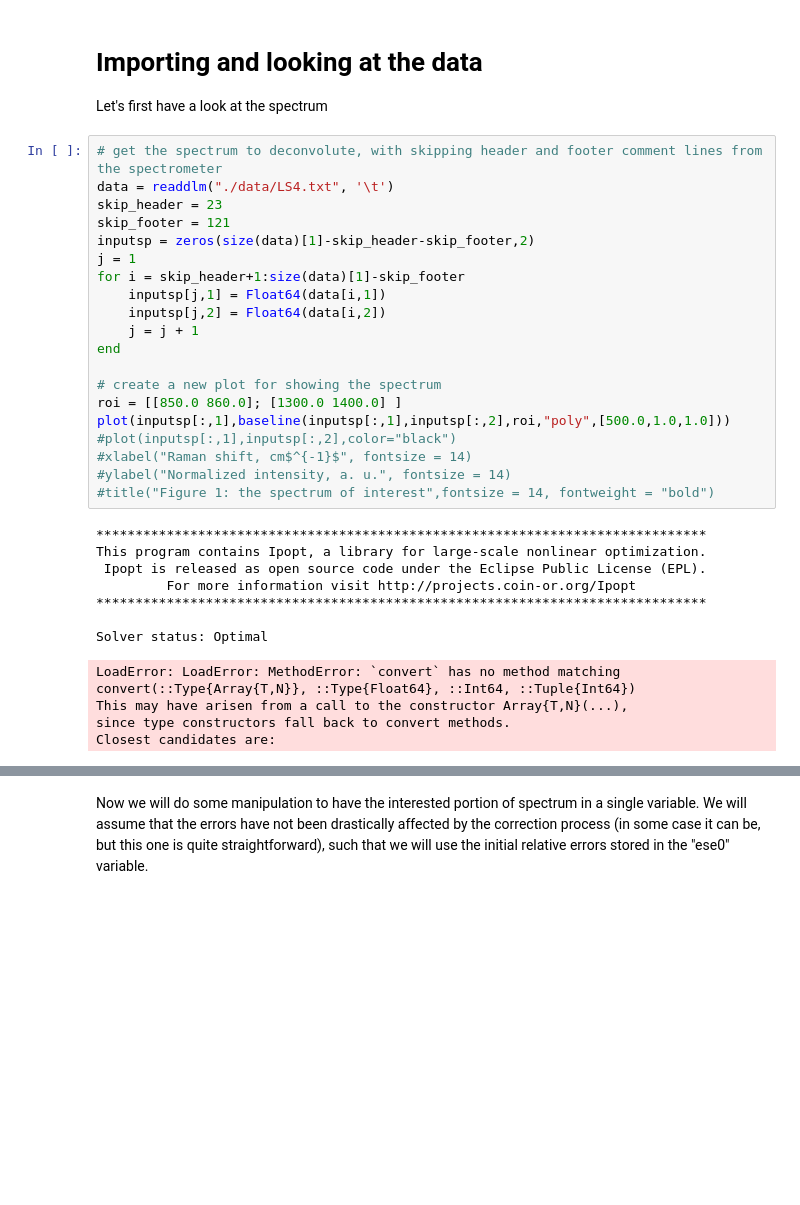
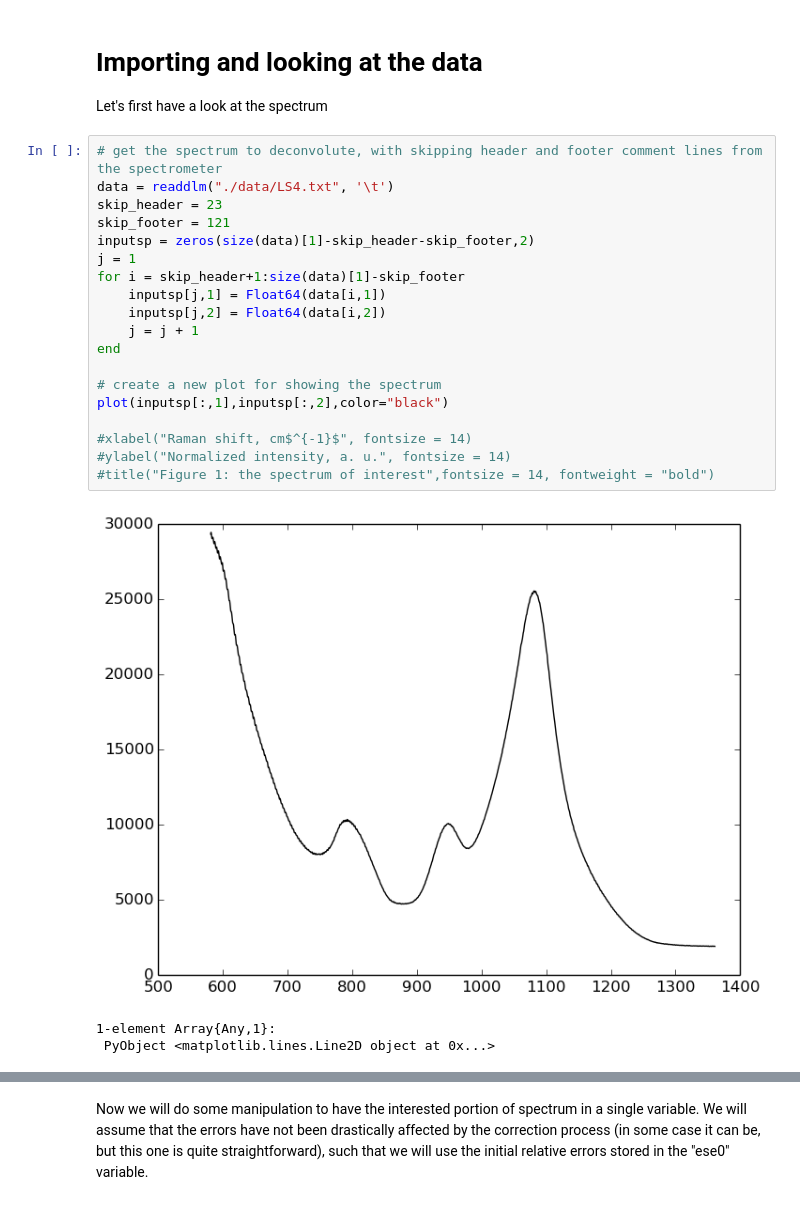
Before and after one commit to charlesll/Spectra.jl, a Jupyter notebook: examples/Raman_spectrum_fitting.ipynb, the cells around one changed output, grey strips where cells are left out. Drawn from its saved outputs; the diff is of its cells as text; blank space fills up the shorter version.

```diff
--- a/examples/Raman_spectrum_fitting.ipynb
+++ b/examples/Raman_spectrum_fitting.ipynb
@@ -25,32 +25,23 @@ Let's first have a look at the spectrum
 # %%
 # get the spectrum to deconvolute, with skipping header and footer comment lines from the spectrometer
 data = readdlm("./data/LS4.txt", '\t')
 skip_header = 23
 skip_footer = 121
 inputsp = zeros(size(data)[1]-skip_header-skip_footer,2)
 j = 1
 for i = skip_header+1:size(data)[1]-skip_footer
     inputsp[j,1] = Float64(data[i,1])
     inputsp[j,2] = Float64(data[i,2])
     j = j + 1
 end
 
 # create a new plot for showing the spectrum
-roi = [[850.0 860.0]; [1300.0 1400.0] ]
-plot(inputsp[:,1],baseline(inputsp[:,1],inputsp[:,2],roi,"poly",[500.0,1.0,1.0]))
-#plot(inputsp[:,1],inputsp[:,2],color="black")
+plot(inputsp[:,1],inputsp[:,2],color="black")
+
 #xlabel("Raman shift, cm$^{-1}$", fontsize = 14)
 #ylabel("Normalized intensity, a. u.", fontsize = 14)
 #title("Figure 1: the spectrum of interest",fontsize = 14, fontweight = "bold")
 # %% [output]
+[figure, added]
-******************************************************************************
-This program contains Ipopt, a library for large-scale nonlinear optimization.
- Ipopt is released as open source code under the Eclipse Public License (EPL).
-         For more information visit http://projects.coin-or.org/Ipopt
-******************************************************************************
-
-Solver status: Optimal
+1-element Array{Any,1}:
+ PyObject <matplotlib.lines.Line2D object at 0x...>
-LoadError: LoadError: MethodError: `convert` has no method matching convert(::Type{Array{T,N}}, ::Type{Float64}, ::Int64, ::Tuple{Int64})
-This may have arisen from a call to the constructor Array{T,N}(...),
-since type constructors fall back to convert methods.
-Closest candidates are:
```
Also changed, not shown: parts of 34 cells of this notebook, 5 other files.
